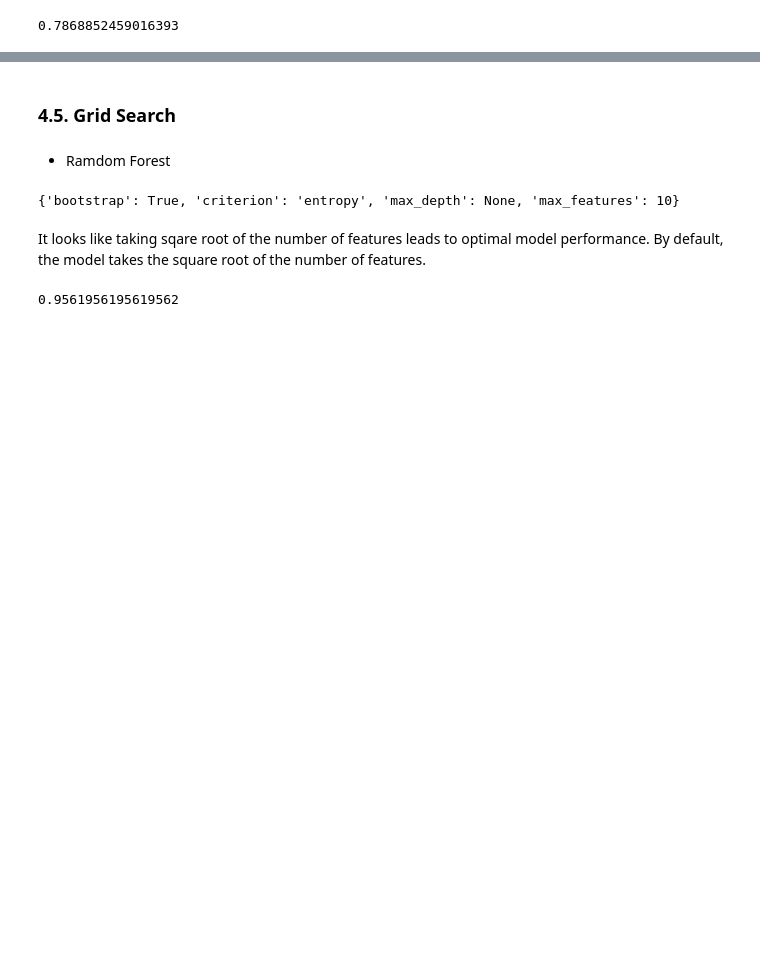
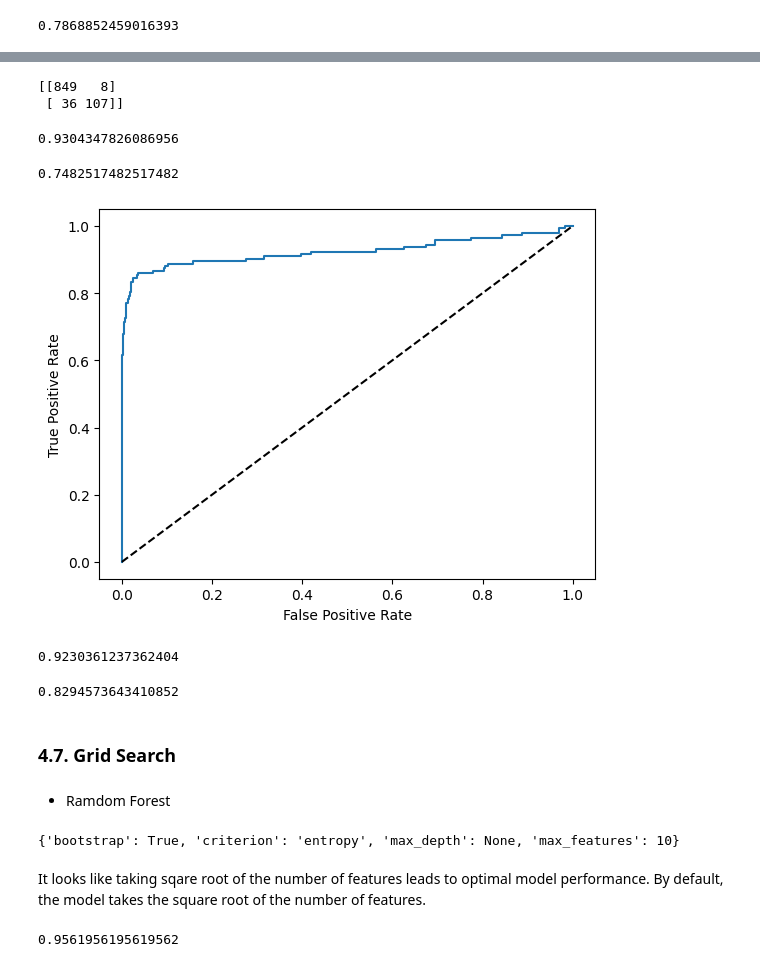
Before and after one commit to hafanhh/Telco---Predicting-Customer-Churn-in-Python, a Jupyter notebook: Telco.ipynb, the cells around one changed output, grey strips where cells are left out. Drawn from its saved outputs; the diff is of its cells as text; code cells hidden in the pictures; blank space fills up the shorter version.

```diff
--- a/Telco.ipynb
+++ b/Telco.ipynb
@@ -611,5 +671,48 @@ print(f1_score(y_test, y_pred))
+# %%
+# Print confusion matrix
+print(confusion_matrix(y_test, y_pred))
+# %% [output]
+[[849   8]
+ [ 36 107]]
+# %%
+# Print the precision
+print(precision_score(y_test, y_pred))
+# %% [output]
+0.9304347826086956
+# %%
+# Print the recall
+print(recall_score(y_test, y_pred))
+# %% [output]
+0.7482517482517482
+# %%
+# Generate the probabilities
+y_pred_prob = xgb.predict_proba(X_test)[:, 1]
+
+# Calculate the roc metrics
+fpr, tpr, thresholds = roc_curve(y_test, y_pred_prob)
+
+# Plot the ROC curve
+plt.plot(fpr, tpr)
+
+# Add labels and diagonal line
+plt.xlabel("False Positive Rate")
+plt.ylabel("True Positive Rate")
+plt.plot([0, 1], [0, 1], "k--")
+plt.show()
+# %% [output]
+[figure, added]
+# %%
+# Print the AUC
+print(roc_auc_score(y_test, y_pred_prob))
+# %% [output]
+0.9230361237362404
+# %%
+# Print the F1 score
+print(f1_score(y_test, y_pred))
+# %% [output]
+0.8294573643410852
 # %% [markdown]
-### 4.5. Grid Search
+### 4.7. Grid Search
 # %% [markdown]
 * Ramdom Forest
 # %%
```
Also changed, not shown: parts of 31 cells of this notebook.
